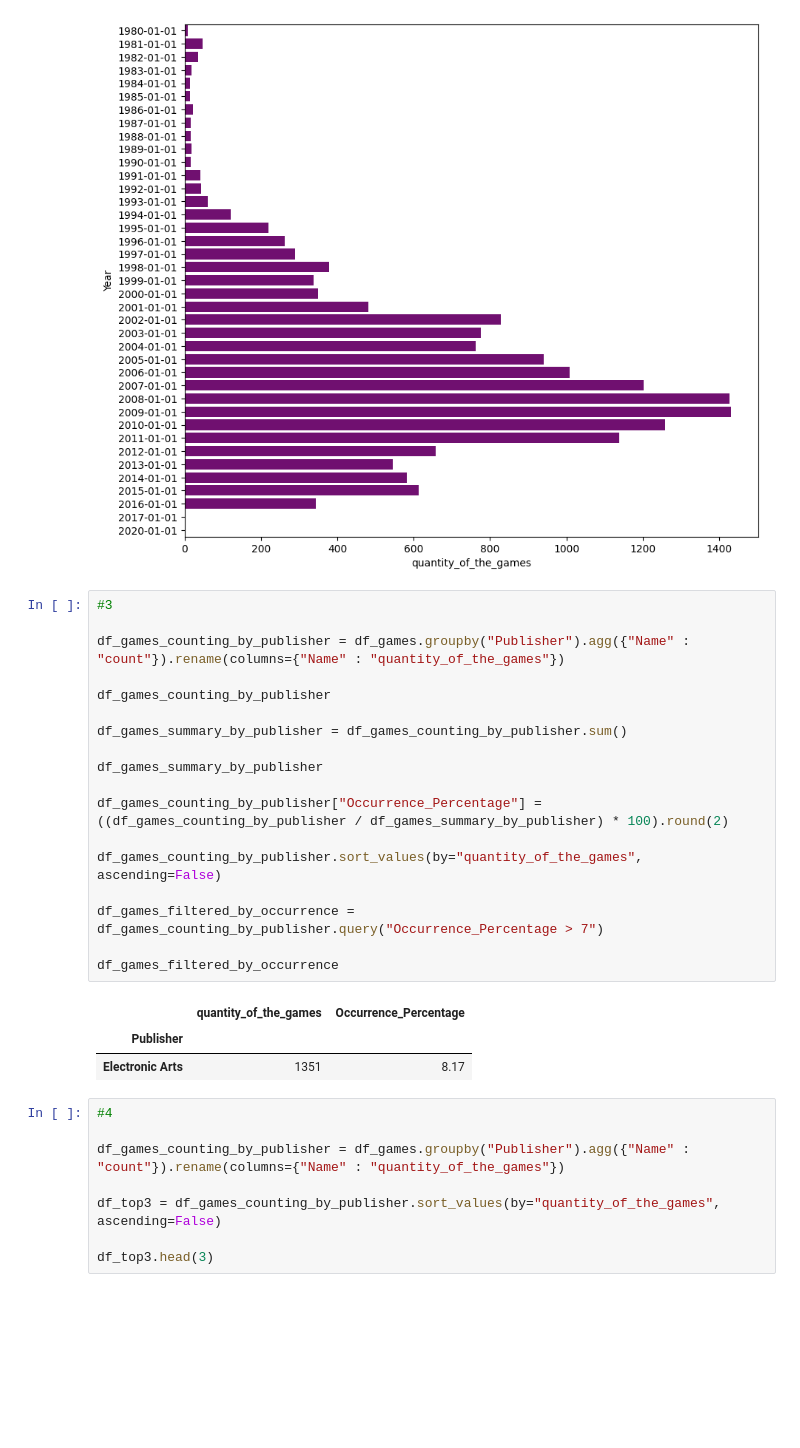
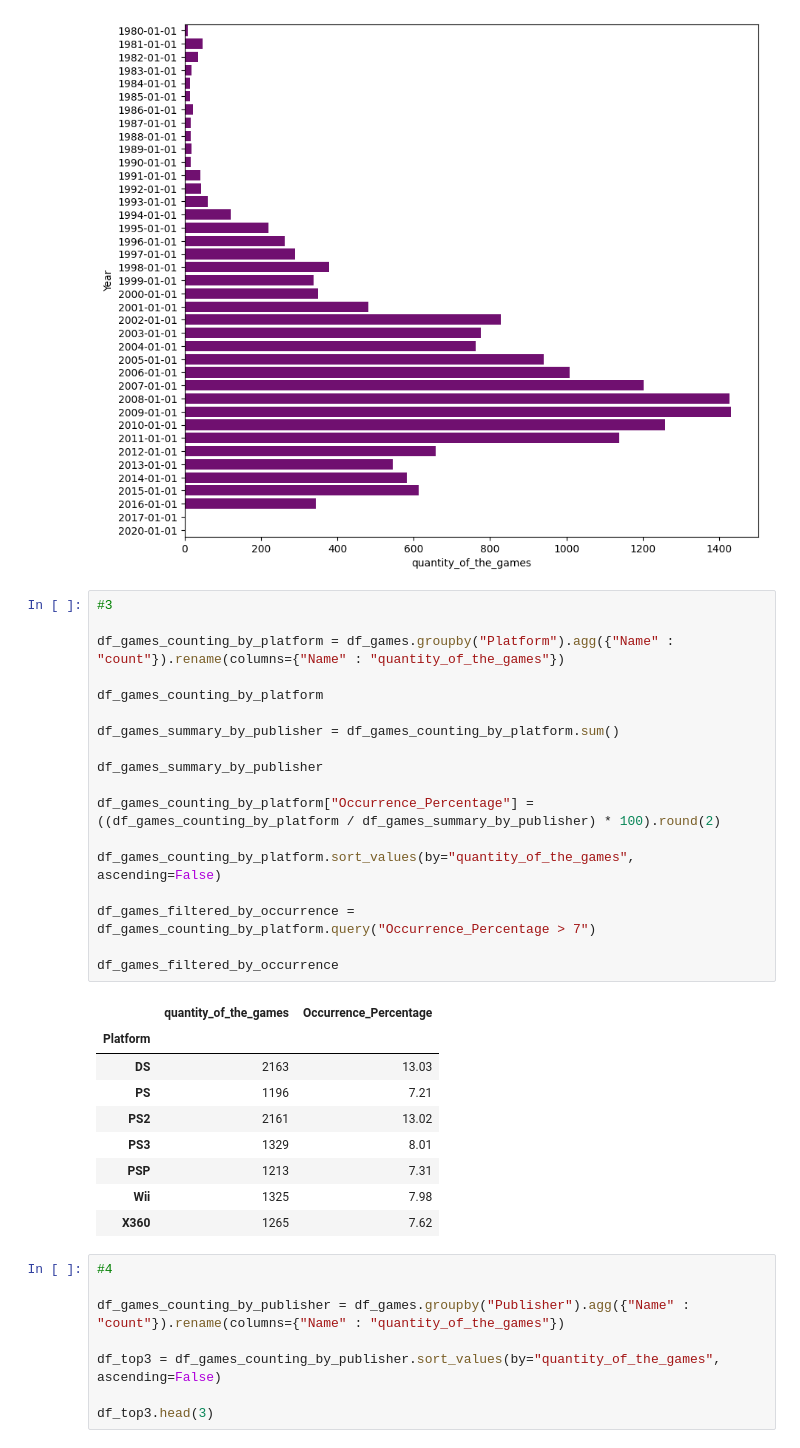
Before and after one commit to EDB999/IST_Labs, a Jupyter notebook: JuPyter_Lab5_N.ipynb, the cells around one changed output. Cells and saved outputs as stored; diff of their text form; blank space fills up the shorter version.

```diff
--- a/JuPyter_Lab5_N.ipynb
+++ b/JuPyter_Lab5_N.ipynb
@@ -133,25 +133,31 @@ sns.barplot(x="quantity_of_the_games", y="Year", data=df_games_counting_by_year,
 # %%
 #3
 
-df_games_counting_by_publisher = df_games.groupby("Publisher").agg({"Name" : "count"}).rename(columns={"Name" : "quantity_of_the_games"})
+df_games_counting_by_platform = df_games.groupby("Platform").agg({"Name" : "count"}).rename(columns={"Name" : "quantity_of_the_games"})
 
-df_games_counting_by_publisher
+df_games_counting_by_platform
 
-df_games_summary_by_publisher = df_games_counting_by_publisher.sum()
+df_games_summary_by_publisher = df_games_counting_by_platform.sum()
 
 df_games_summary_by_publisher
 
-df_games_counting_by_publisher["Occurrence_Percentage"] = ((df_games_counting_by_publisher / df_games_summary_by_publisher) * 100).round(2)
+df_games_counting_by_platform["Occurrence_Percentage"] = ((df_games_counting_by_platform / df_games_summary_by_publisher) * 100).round(2)
 
-df_games_counting_by_publisher.sort_values(by="quantity_of_the_games", ascending=False)
+df_games_counting_by_platform.sort_values(by="quantity_of_the_games", ascending=False)
 
-df_games_filtered_by_occurrence = df_games_counting_by_publisher.query("Occurrence_Percentage > 7")
+df_games_filtered_by_occurrence = df_games_counting_by_platform.query("Occurrence_Percentage > 7")
 
 df_games_filtered_by_occurrence
 # %% [output]
 |  | quantity_of_the_games | Occurrence_Percentage |
-| Publisher |  |  |
-| Electronic Arts | 1351 | 8.17 |
+| Platform |  |  |
+| DS | 2163 | 13.03 |
+| PS | 1196 | 7.21 |
+| PS2 | 2161 | 13.02 |
+| PS3 | 1329 | 8.01 |
+| PSP | 1213 | 7.31 |
+| Wii | 1325 | 7.98 |
+| X360 | 1265 | 7.62 |
 # %%
 #4
 
```
Also changed, not shown: parts of 10 cells of this notebook.
